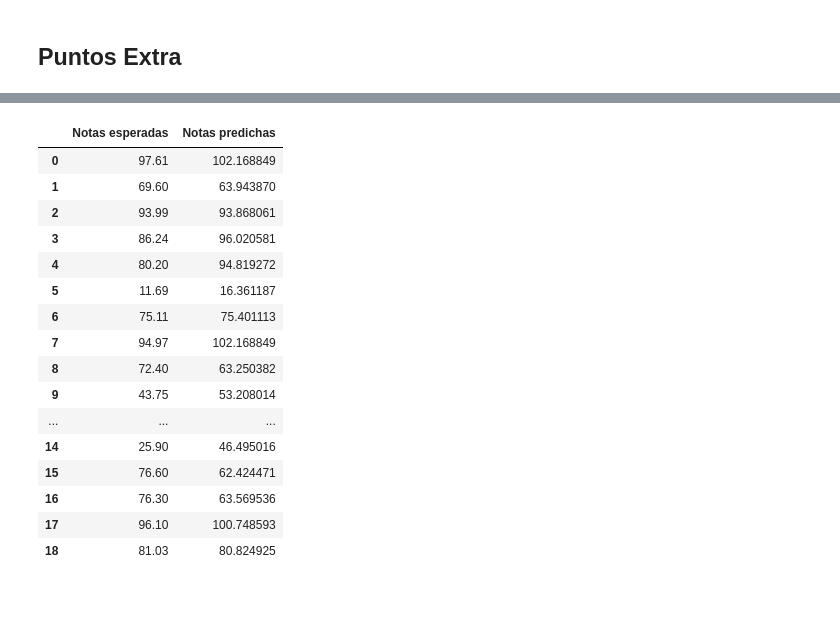
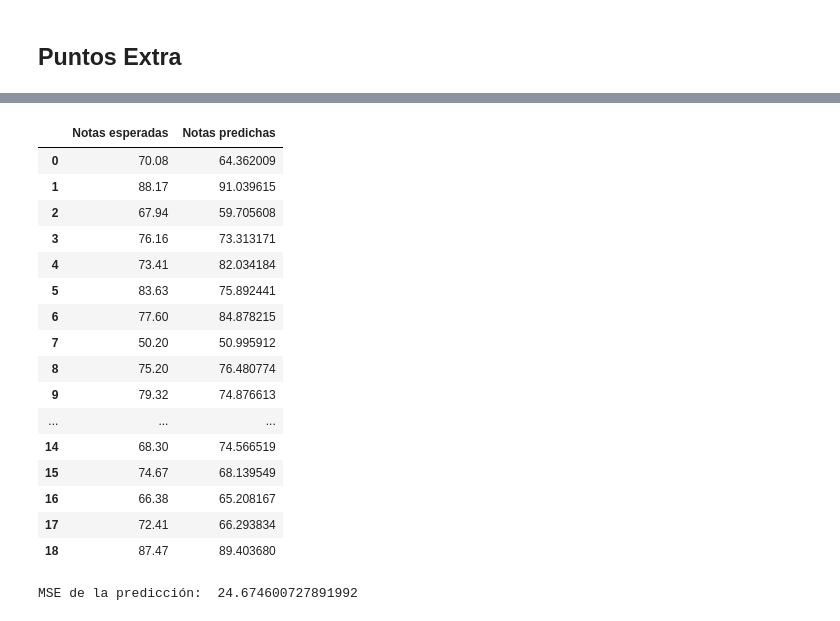
Before and after one commit to JulianCamacho/CE-5506-Reconocimiento-de-Patrones, a Jupyter notebook: Proyecto1/Proyecto1.ipynb, the cells around one changed output, grey strips where cells are left out. Cells and saved outputs as stored; diff of their text form; code cells hidden in the pictures.

```diff
--- a/Proyecto1/Proyecto1.ipynb
+++ b/Proyecto1/Proyecto1.ipynb
@@ -286,6 +293,15 @@ computeMetrics(y_test_arqui, y_pred_arqui)
 data_heart = pd.read_csv("heart.csv")
 
 #======  Feature Engineering  ======#
+
+# Eliminar datos outliers según el rango intercuartílico
+print(data_heart.shape)
+Q1 = data_heart.quantile(0.25)
+Q3 = data_heart.quantile(0.75)
+IQR = Q3 - Q1
+outlier_mask = ((data_heart < (Q1 - 1.5 * IQR)) | (data_heart > (Q3 + 1.5 * IQR))).any(axis=1)
+data_heart = data_heart[~outlier_mask]
+print(data_heart.shape)
 
 ## Estandarización de los datos
 X = data_heart.drop(['target', 'sex', 'fbs', 'exang'], axis=1)
@@ -455,8 +455,8 @@ computeMetrics(y_test_arqui, y_pred)
 # %%
 #Instanciar modelo de árbol de decision
 # Crear el árbol de decisión a partir del conjunto de entrenamiento
-decision_tree = DecisionTree(data_heart, 'target')
-nodes = decision_tree.create_decision_node()
+decision_tree = DecisionTree()
+nodes = decision_tree.create_decision_node(data_heart, 'target')
 
 # Evaluar el árbol de decisión en el conjunto de prueba
 y_pred = X_test_test_heart.apply(lambda x: decision_tree.predict(x, nodes), axis=1)
@@ -1084,18 +1041,25 @@ data_arqui_extra_combined = data_arqui_extra_combined.astype('float64')
 
 # Ajustar pesos
 data_arqui_extra_combined['Examen 1 15.0%'] = data_arqui_extra_combined['Examen 1 15.0%']*0.15
-data_arqui_extra_combined['Taller 1'] = data_arqui_extra_combined['Taller 1']*0.0187
+data_arqui_extra_combined['Taller 1'] = data_arqui_extra_combined['Taller 1']*0.015
 data_arqui_extra_combined['Proyecto Individual Funcional 11.25%'] = data_arqui_extra_combined['Proyecto Individual Funcional 11.25%']*0.1125
 data_arqui_extra_combined['Proyecto Grupal 1 Funcional 13.12%'] = data_arqui_extra_combined['Proyecto Grupal 1 Funcional 13.12%']*0.1312
 
-print(data_arqui_extra_combined.head())
+X = data_arqui_extra_combined.drop('Total: ', axis=1)
+numeric_cols = X.select_dtypes(include=['float64', 'int64']).columns.tolist()
+scaler = MinMaxScaler()
+scaler.fit(X[numeric_cols])
+scaled_data = scaler.transform(X[numeric_cols])
+data_arqui_extra_combined[numeric_cols] = scaled_data
 
 # Dividir los datos en conjunto de entrenamiento y prueba
 X_train_arqui_extra, X_test_arqui_extra, y_train_arqui_extra, y_test_arqui_extra = train_test_split(data_arqui_extra_combined.drop('Total: ', axis=1),
-    data_arqui_extra_combined['Total: '], test_size=0.2, random_state=42)#stratify=data_arqui_extra_combined['Total: '])
-
+    data_arqui_extra_combined['Total: '], test_size=0.2, random_state=15)#stratify=data_arqui_extra_combined['Total: '])
+#15
 X_train_arqui_extra = X_train_arqui_extra.values
 X_test_arqui_extra  = X_test_arqui_extra.values
 y_train_arqui_extra = y_train_arqui_extra.values
 y_test_arqui_extra  = y_test_arqui_extra.values
+
+data_arqui_extra_combined.head(3)
 # %% [output]
@@ -1115,36 +1070,44 @@ y_test_arqui_extra  = y_test_arqui_extra.values
 # %%
 #Instanciar Regresión Lineal de Numpy
 
 # Create and fit the custom linear regression model
 model = Linear_Regression()
 model.fit(X_train_arqui_extra, y_train_arqui_extra)
 
 # Predict target values for new input
 predicted_y = model.predict(X_test_arqui_extra)
 
 comparisson = {
   "Notas esperadas": y_test_arqui_extra[:20],
   "Notas predichas": predicted_y[:20]
 }
-pd.DataFrame(comparisson, index = list(range(19)))
+comp = pd.DataFrame(comparisson, index = list(range(19)))
+display(comp)
 
-#print('Esperados: ', y_test_arqui_extra)
-#print('Predicted values:', predicted_y)
+
+def mean_squared_error(y_true, y_pred):
+    return np.mean((y_true - y_pred) ** 2)
+
+mse = mean_squared_error(y_test_arqui_extra, predicted_y)
+print('MSE de la predicción: ', mse)
+
+#Bajar el learning rate
 # %% [output]
 |  | Notas esperadas | Notas predichas |
-| 0 | 97.61 | 102.168849 |
-| 1 | 69.60 | 63.943870 |
-| 2 | 93.99 | 93.868061 |
-| 3 | 86.24 | 96.020581 |
-| 4 | 80.20 | 94.819272 |
-| 5 | 11.69 | 16.361187 |
-| 6 | 75.11 | 75.401113 |
-| 7 | 94.97 | 102.168849 |
-| 8 | 72.40 | 63.250382 |
-| 9 | 43.75 | 53.208014 |
+| 0 | 70.08 | 64.362009 |
+| 1 | 88.17 | 91.039615 |
+| 2 | 67.94 | 59.705608 |
+| 3 | 76.16 | 73.313171 |
+| 4 | 73.41 | 82.034184 |
+| 5 | 83.63 | 75.892441 |
+| 6 | 77.60 | 84.878215 |
+| 7 | 50.20 | 50.995912 |
+| 8 | 75.20 | 76.480774 |
+| 9 | 79.32 | 74.876613 |
 | ... | ... | ... |
-| 14 | 25.90 | 46.495016 |
-| 15 | 76.60 | 62.424471 |
-| 16 | 76.30 | 63.569536 |
-| 17 | 96.10 | 100.748593 |
-| 18 | 81.03 | 80.824925 |
+| 14 | 68.30 | 74.566519 |
+| 15 | 74.67 | 68.139549 |
+| 16 | 66.38 | 65.208167 |
+| 17 | 72.41 | 66.293834 |
+| 18 | 87.47 | 89.403680 |
+MSE de la predicción:  24.674600727891992
```
Also changed, not shown: parts of 23 cells of this notebook, 3 other files.
